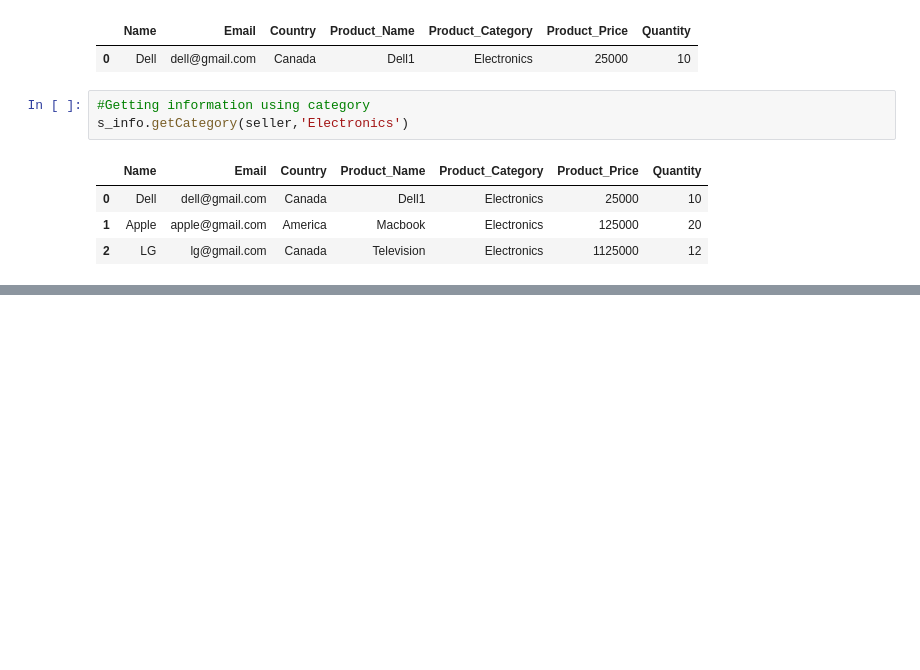
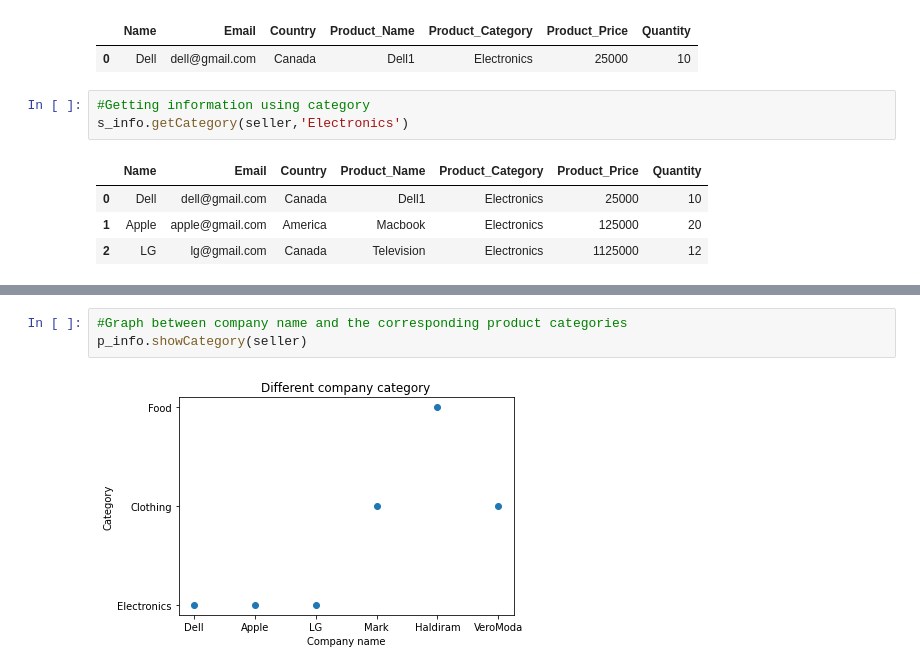
Before and after one commit to aishwaryasharma10/Lab2_DataCollection, a Jupyter notebook: project.ipynb, the cells around one changed output, grey strips where cells are left out. Saved outputs shown, nothing was run; the diff lists cells and outputs as text; blank space fills up the shorter version.

```diff
--- a/project.ipynb
+++ b/project.ipynb
@@ -55,0 +64,5 @@ s_info.getCategory(seller,'Electronics')
+# %%
+#Graph between company name and the corresponding product categories
+p_info.showCategory(seller)
+# %% [output]
+[figure, added]
```
Also changed, not shown: parts of 5 cells of this notebook, 2 other files.
